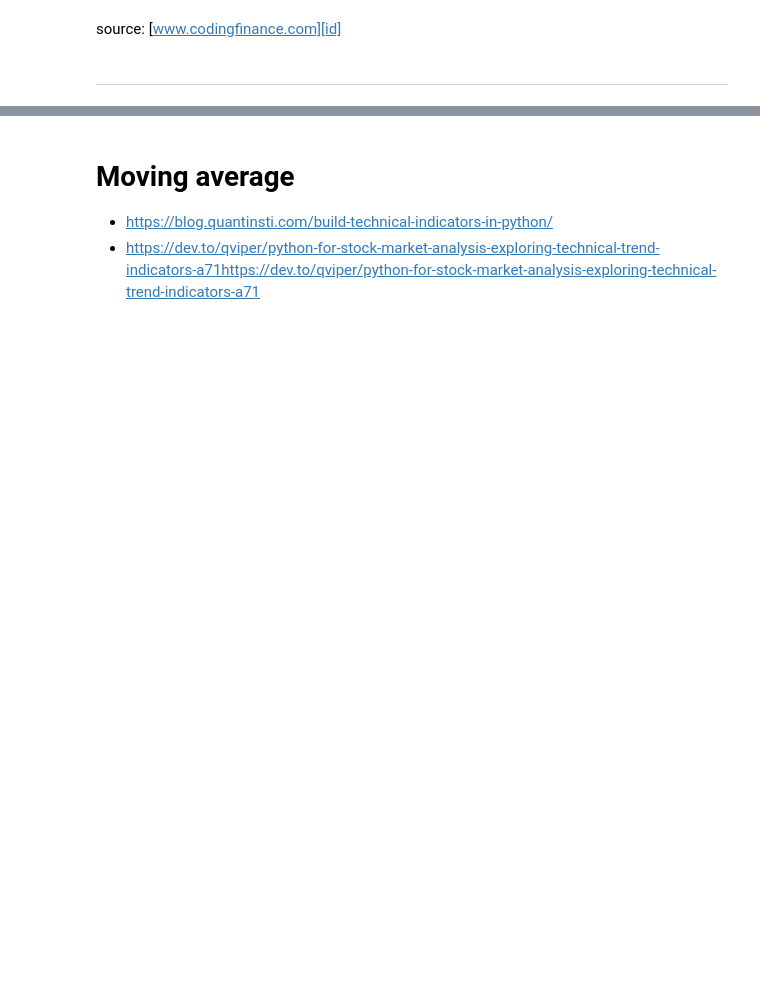
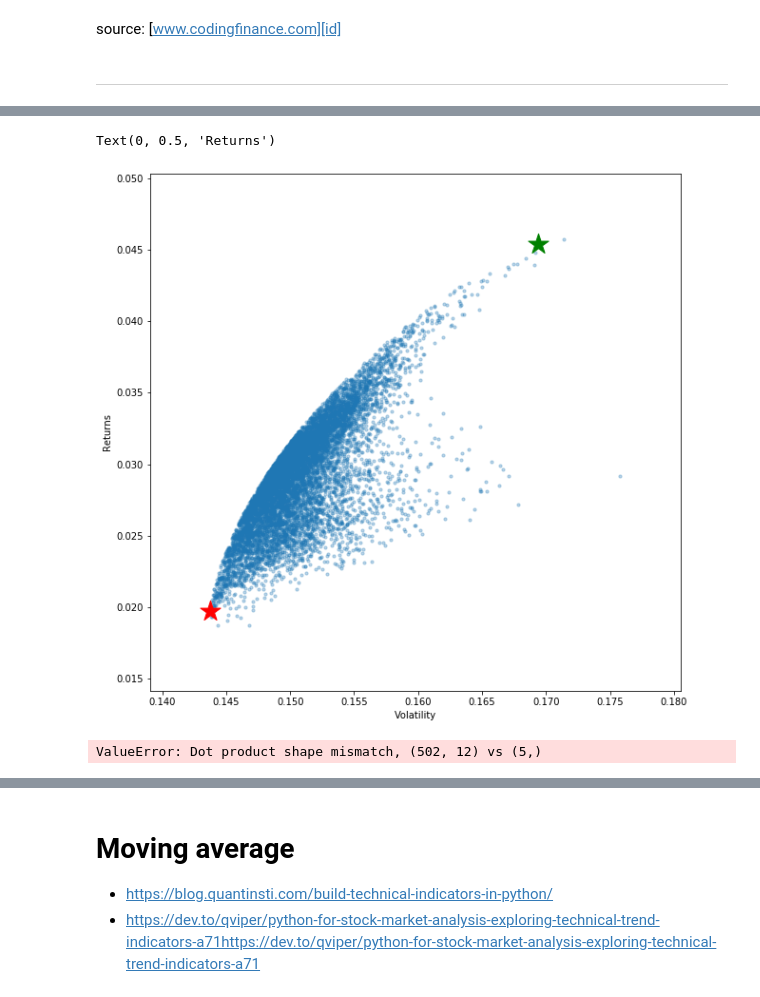
Before and after one commit to fred-aiello/Python-Test, a Jupyter notebook: Risks_Indicators.ipynb, the cells around one changed output, grey strips where cells are left out. Drawn from its saved outputs; the diff is of its cells as text; code cells hidden in the pictures; blank space fills up the shorter version.

```diff
--- a/Risks_Indicators.ipynb
+++ b/Risks_Indicators.ipynb
@@ -85,0 +296,6 @@ Date
+# %%
+# Finding the optimal portfolio
+rf = 0.01 # risk free rate
+# Maximisation of the Sharpe Ratio
+optimal_risky_port = portfolios.iloc[((portfolios['Returns']-rf)/portfolios['Volatility']).idxmax()]
+optimal_risky_port
@@ -85,0 +310,34 @@ Date
+# %%
+# Plotting optimal portfolio
+plt.subplots(figsize=(10, 10))
+# Simulations spots
+plt.scatter(portfolios['Volatility'], portfolios['Returns'],marker='o', s=10, alpha=0.3)
+# Min Vol
+plt.scatter(min_vol_port[1], min_vol_port[0], color='r', marker='*', s=500)
+# Min Sharpe ratio
+plt.scatter(optimal_risky_port[1], optimal_risky_port[0], color='g', marker='*', s=500)
+plt.xlabel('Volatility')
+plt.ylabel('Returns')
+# %% [output]
+Text(0, 0.5, 'Returns')
+[figure, added]
+# %%
+Returns_Portfolio=Return(df,1,'log')
+
+# Weights
+weights=[0.1,0.2,0.1,0.3,0.3]
+Portfolio_Return=Returns_Portfolio@weights
+
+# Covariance + annualisation of the Portfolio Covariance (252 trading days)
+variance_matrix=Returns_Portfolio.cov()*252
+
+# Portfolio Variance
+portfolio_variance=np.transpose(weights)@variance_matrix@weights
+
+# Portfolio volatility
+portfolio_volatiity=np.sqrt(portfolio_variance)
+
+print("Portfolio variance is",portfolio_variance)
+print("Portfolio volatility is",portfolio_volatiity)
+# %% [output]
+ValueError: Dot product shape mismatch, (502, 12) vs (5,)
```
Also changed, not shown: parts of 40 cells of this notebook, 1 other file.
